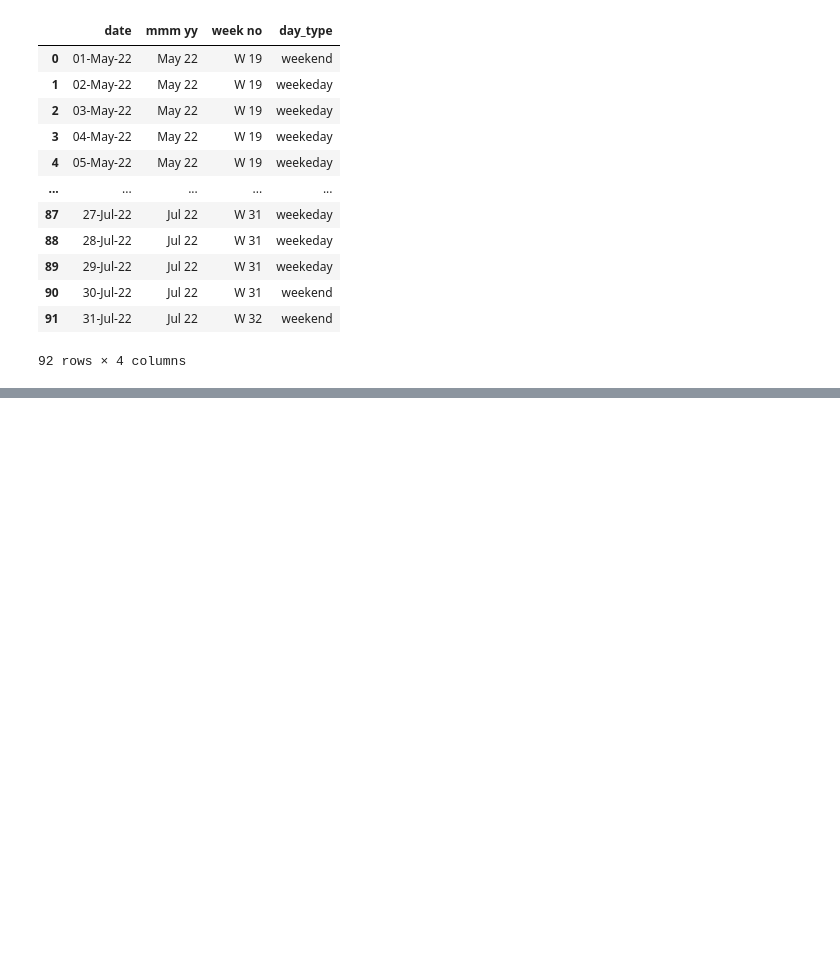
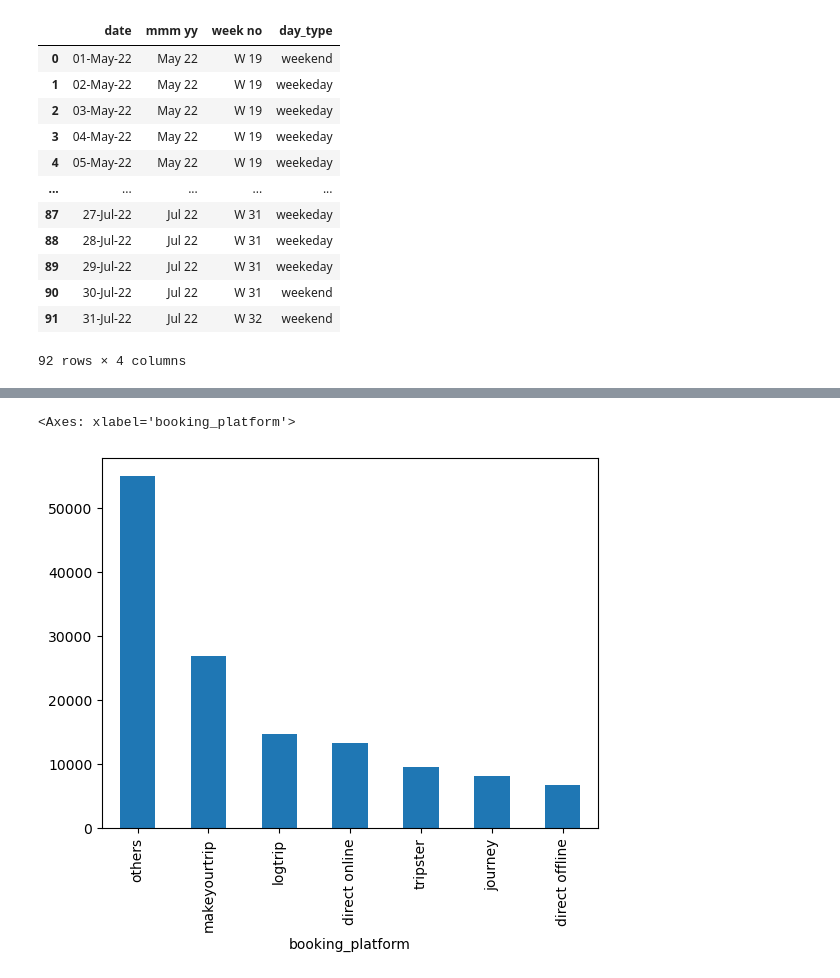
Before and after one commit to azeem932356/Hospitality-Revenue-Analysis, a Jupyter notebook: hospitality_analysis.ipynb, the cells around one changed output, grey strips where cells are left out. Cells and saved outputs as stored; diff of their text form; code cells hidden in the pictures; blank space fills up the shorter version.

```diff
--- a/hospitality_analysis.ipynb
+++ b/hospitality_analysis.ipynb
@@ -26,0 +67,5 @@ pd.read_csv("Datasets/dim_date.csv")
+# %%
+df_bookings.booking_platform.value_counts().plot(kind= "bar")     #bar chart for better understanding
+# %% [output]
+<Axes: xlabel='booking_platform'>
+[figure, added]
```
Also changed, not shown: parts of 18 cells of this notebook, 1 other file.
